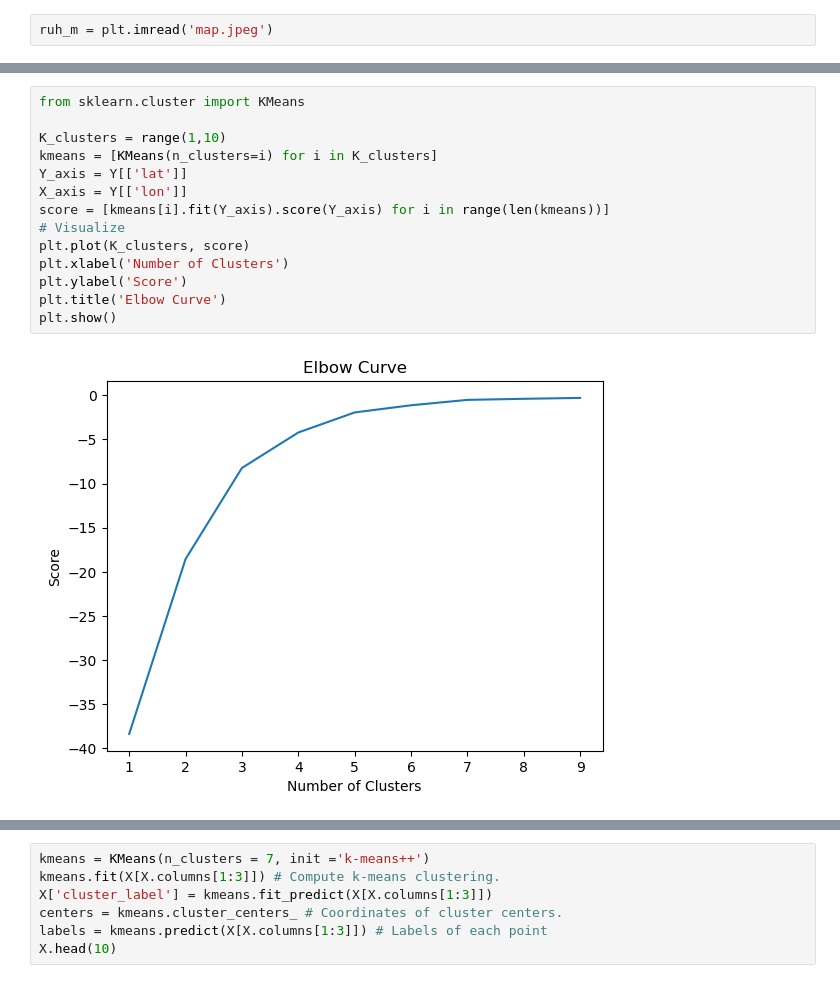
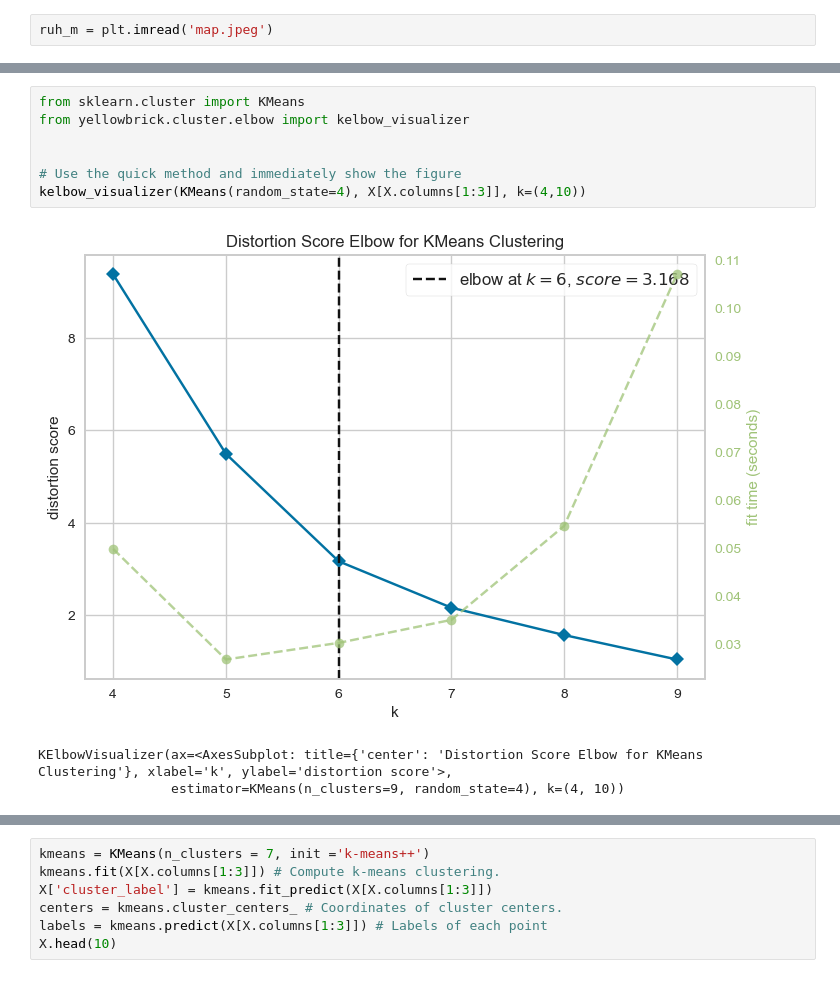
Before and after one commit to vectorstain/troops-clustering, a Jupyter notebook: main.ipynb, the cells around one changed output, grey strips where cells are left out. Drawn from its saved outputs; the diff is of its cells as text.

Commit message:
Updated elbow analysis

```diff
--- a/main.ipynb
+++ b/main.ipynb
@@ -321,16 +305,11 @@ plt.show()
-# %%
-from sklearn.cluster import KMeans
-
-K_clusters = range(1,10)
-kmeans = [KMeans(n_clusters=i) for i in K_clusters]
-Y_axis = Y[['lat']]
-X_axis = Y[['lon']]
-score = [kmeans[i].fit(Y_axis).score(Y_axis) for i in range(len(kmeans))]
-# Visualize
-plt.plot(K_clusters, score)
-plt.xlabel('Number of Clusters')
-plt.ylabel('Score')
-plt.title('Elbow Curve')
-plt.show()
-# %% [output]
-[figure, removed]
+# %%
+from sklearn.cluster import KMeans
+from yellowbrick.cluster.elbow import kelbow_visualizer
+
+
+# Use the quick method and immediately show the figure
+kelbow_visualizer(KMeans(random_state=4), X[X.columns[1:3]], k=(4,10))
+# %% [output]
+[figure, added]
+KElbowVisualizer(ax=<AxesSubplot: title={'center': 'Distortion Score Elbow for KMeans Clustering'}, xlabel='k', ylabel='distortion score'>,
+                 estimator=KMeans(n_clusters=9, random_state=4), k=(4, 10))
```
Also changed, not shown: parts of 3 cells of this notebook, 3 other files.
